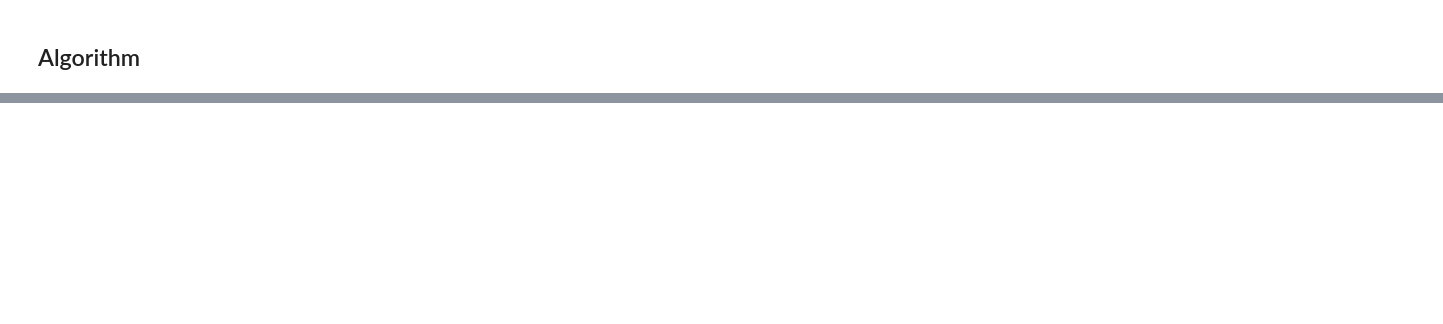
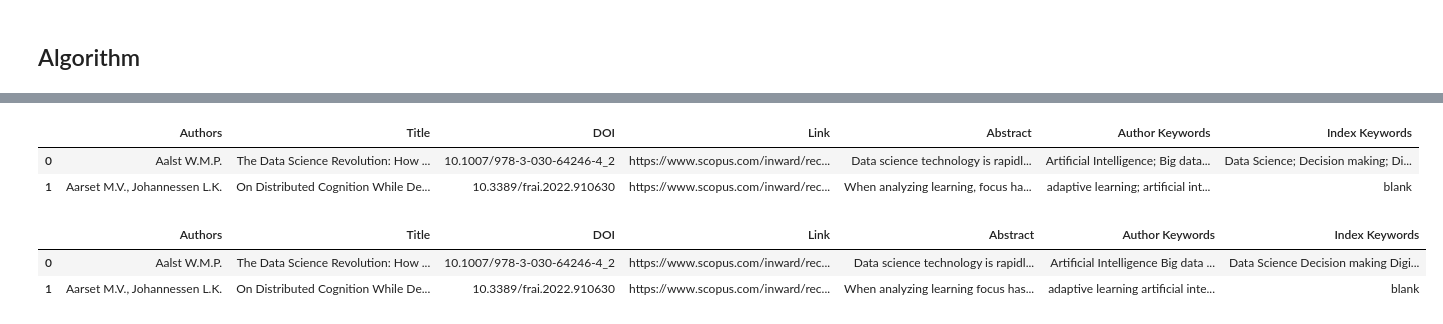
Before and after one commit to Kalebalemayehu/Research-scopus_task, a Jupyter notebook: Task_2k/scopus.ipynb, the cells around one changed output, grey strips where cells are left out. Saved outputs shown, nothing was run; the diff lists cells and outputs as text; code cells hidden in the pictures; blank space fills up the shorter version.

```diff
--- a/Task_2k/scopus.ipynb
+++ b/Task_2k/scopus.ipynb
@@ -81,5 +60,5 @@ get_synonyms("agree")
 # %% [markdown]
 ## Algorithm
 # %%
-df = pd.read_csv("scopus_2k.csv")#, on_bad_lines='skip')
+df = pd.read_csv("scopus (4).csv")#, on_bad_lines='skip')
 df.columns
@@ -86,7 +69,2 @@ df.columns
-# %%
-df['Abstract'] = df['Abstract'].str.lower()
-df['Title'] = df['Title'].str.lower()
-df['Author Keywords'] = df['Author Keywords'].str.lower()
-df['Index Keywords'] = df['Index Keywords'].str.lower()
 # %%
 df.info()
@@ -94,11 +87,21 @@ df.info()
 df = df.fillna("blank")
 # %%
 df.head(2)
+# %% [output]
+|  | Authors | Title | DOI | Link | Abstract | Author Keywords | Index Keywords |
+| 0 | Aalst W.M.P. | The Data Science Revolution: How ... | 10.1007/978-3-030-64246-4_2 | https://www.scopus.com/inward/rec... | Data science technology is rapidl... | Artificial Intelligence; Big data... | Data Science; Decision making; Di... |
+| 1 | Aarset M.V., Johannessen L.K. | On Distributed Cognition While De... | 10.3389/frai.2022.910630 | https://www.scopus.com/inward/rec... | When analyzing learning, focus ha... | adaptive learning; artificial int... | blank |
-# %%
-for col in ['Title','Abstract', 'Author Keywords', 'Index Keywords']:
-    df[col] = df[col].map(lambda x: x.replace(';',''))
-    df[col] = df[col].map(lambda x: x.replace(',',''))
-    df[col] = df[col].map(lambda x: x.replace(')',''))
-    df[col] = df[col].map(lambda x: x.replace('(',''))
+# %%
+non_alp = [';', ',', '(', ')', '[', ']', '.']
+for i in non_alp:
+    for col in ['Title','Abstract', 'Author Keywords', 'Index Keywords']:
+        #df[col] = df[col].str.lower().replace(i,'')
+        df[col] = df[col].map(lambda x: x.replace(i,''))
+# %%
+df.head(2)
+# %% [output]
+|  | Authors | Title | DOI | Link | Abstract | Author Keywords | Index Keywords |
+| 0 | Aalst W.M.P. | The Data Science Revolution: How ... | 10.1007/978-3-030-64246-4_2 | https://www.scopus.com/inward/rec... | Data science technology is rapidl... | Artificial Intelligence Big data ... | Data Science Decision making Digi... |
+| 1 | Aarset M.V., Johannessen L.K. | On Distributed Cognition While De... | 10.3389/frai.2022.910630 | https://www.scopus.com/inward/rec... | When analyzing learning focus has... | adaptive learning artificial inte... | blank |
 # %%
 df['content_sum'] = df['Abstract'] + df['Title'] + df['Author Keywords'] + df['Index Keywords']
```
Also changed, not shown: parts of 20 cells of this notebook, 1 other file.
